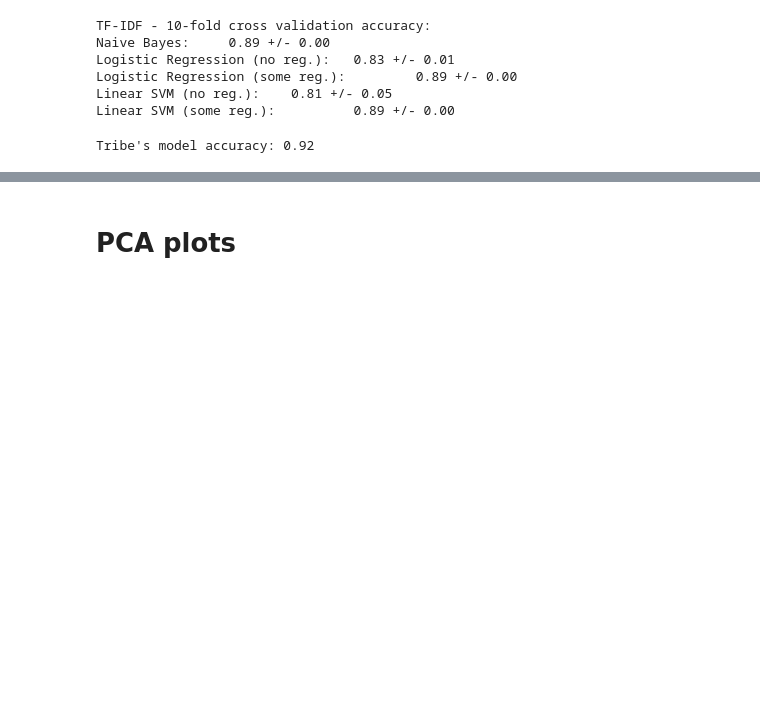
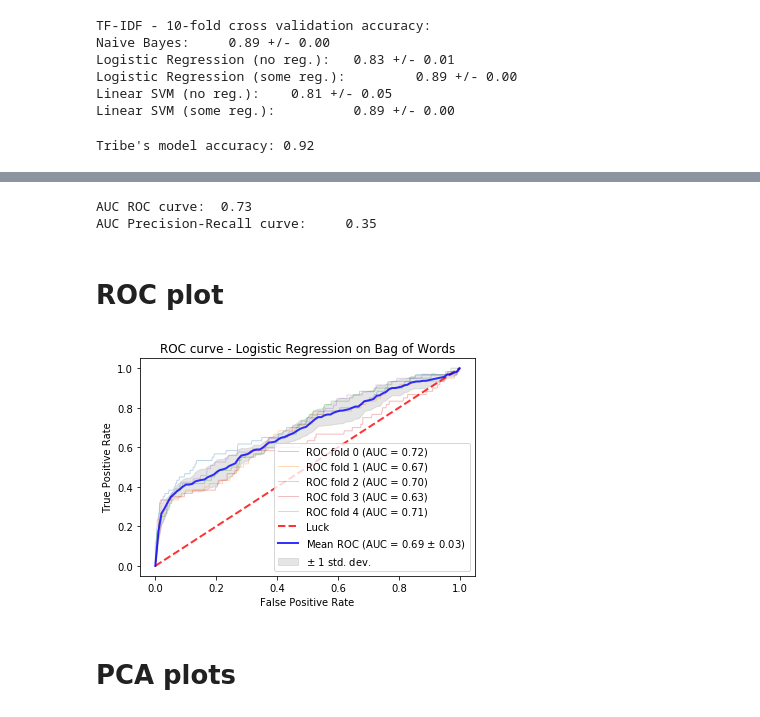
Before and after one commit to Datashack/tribedynamics, a Jupyter notebook: Code/Alessandro/Text classification - Kate Tokyo dataset.ipynb, the cells around one changed output, grey strips where cells are left out. Saved outputs shown, nothing was run; the diff lists cells and outputs as text; code cells hidden in the pictures; blank space fills up the shorter version.

Commit message:
AUC on text classification

```diff
--- a/Code/Alessandro/Text classification - Kate Tokyo dataset.ipynb
+++ b/Code/Alessandro/Text classification - Kate Tokyo dataset.ipynb
@@ -154,3 +159,82 @@ Tribe's model accuracy: 0.92
+# %%
+X_train, X_test, y_train, y_test = train_test_split(X_bag, y_true, test_size=.2, random_state=random_seed)
+
+clf = LogisticRegression(C=1e-3, random_state=random_seed)
+clf.fit(X_train, y_train)
+y_score = clf.predict_proba(X_test)
+
+print("AUC ROC curve:\t{:.2f}".format(roc_auc_score(y_test, y_score[:,1])))
+print("AUC Precision-Recall curve:\t{:.2f}".format(average_precision_score(y_test, y_score[:,1])))
+# %% [output]
+AUC ROC curve:  0.73
+AUC Precision-Recall curve:     0.35
+# %% [markdown]
+# ROC plot
+# %%
+from scipy import interp
+import matplotlib.pyplot as plt
+from itertools import cycle
+
+from sklearn.metrics import roc_curve, auc
+
+#X = X_bag
+X = CountVectorizer(ngram_range=(1,1)).fit_transform(texts_arr)
+y = y_true
+n_samples, n_features = X.shape
+
+random_state = np.random.RandomState(0)
+
+# #############################################################################
+# Classification and ROC analysis
+
+# Run classifier with cross-validation and plot ROC curves
+cv = StratifiedKFold(n_splits=5)
+#classifier = svm.SVC(kernel='linear', probability=True, random_state=random_state)
+classifier = LogisticRegression(C=1e-3, random_state=random_seed)
+
+tprs = []
+aucs = []
+mean_fpr = np.linspace(0, 1, 100)
+
+i = 0
+for train, test in cv.split(X, y):
+    probas_ = classifier.fit(X[train], y[train]).predict_proba(X[test])
+    # Compute ROC curve and area the curve
+    fpr, tpr, thresholds = roc_curve(y[test], probas_[:, 1])
+    tprs.append(interp(mean_fpr, fpr, tpr))
+    tprs[-1][0] = 0.0
+    roc_auc = auc(fpr, tpr)
+    aucs.append(roc_auc)
+    plt.plot(fpr, tpr, lw=1, alpha=0.3,
+             label='ROC fold %d (AUC = %0.2f)' % (i, roc_auc))
+
+    i += 1
+plt.plot([0, 1], [0, 1], linestyle='--', lw=2, color='r',
+         label='Luck', alpha=.8)
+
+mean_tpr = np.mean(tprs, axis=0)
+mean_tpr[-1] = 1.0
+mean_auc = auc(mean_fpr, mean_tpr)
+std_auc = np.std(aucs)
+plt.plot(mean_fpr, mean_tpr, color='b',
+         label=r'Mean ROC (AUC = %0.2f $\pm$ %0.2f)' % (mean_auc, std_auc),
+         lw=2, alpha=.8)
+
+std_tpr = np.std(tprs, axis=0)
+tprs_upper = np.minimum(mean_tpr + std_tpr, 1)
+tprs_lower = np.maximum(mean_tpr - std_tpr, 0)
+plt.fill_between(mean_fpr, tprs_lower, tprs_upper, color='grey', alpha=.2,
+                 label=r'$\pm$ 1 std. dev.')
+
+plt.xlim([-0.05, 1.05])
+plt.ylim([-0.05, 1.05])
+plt.xlabel('False Positive Rate')
+plt.ylabel('True Positive Rate')
+plt.title('ROC curve - Logistic Regression on Bag of Words')
+plt.legend(loc="lower right")
+plt.show()
+# %% [output]
+[figure, added]
 # %% [markdown]
 # PCA plots
 # %% [raw]
```
Also changed, not shown: parts of 2 cells of this notebook.
